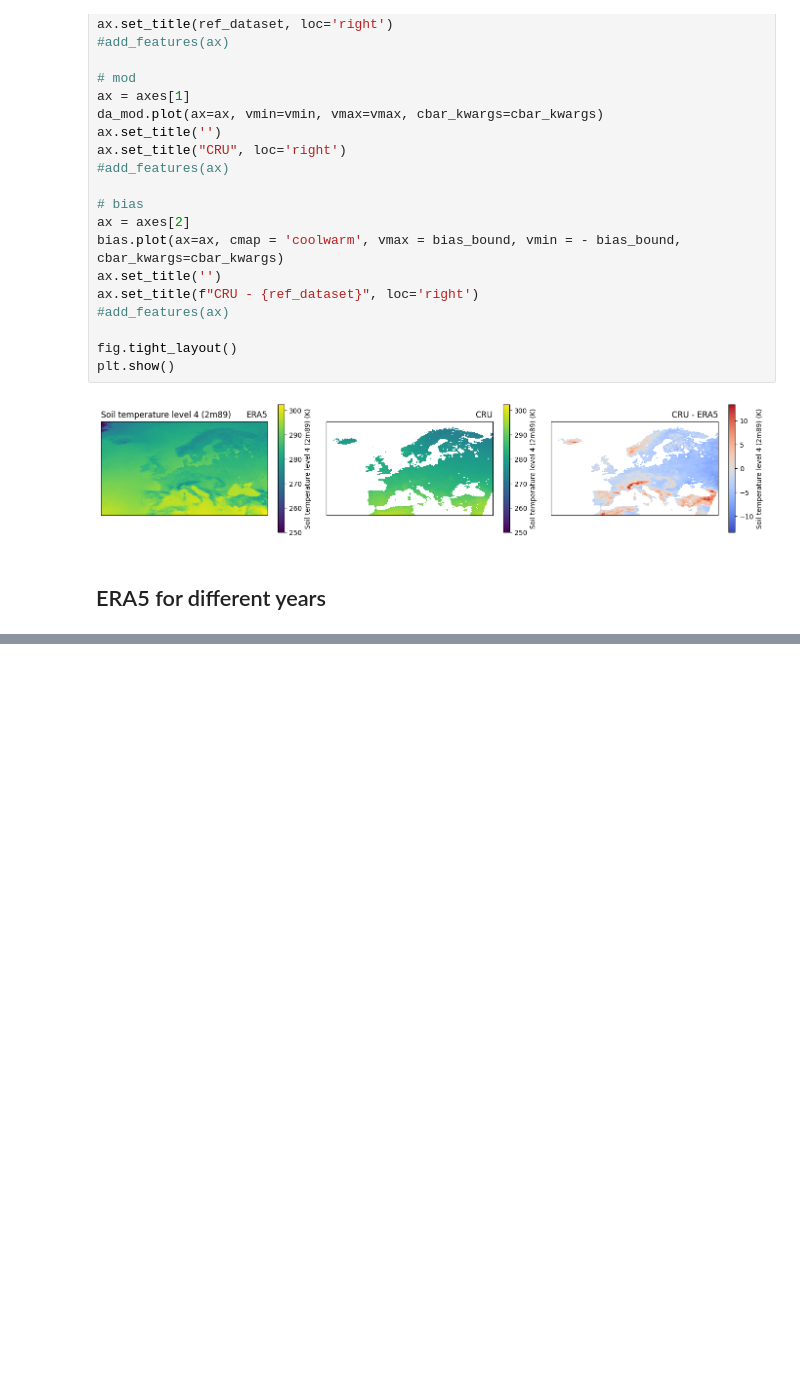
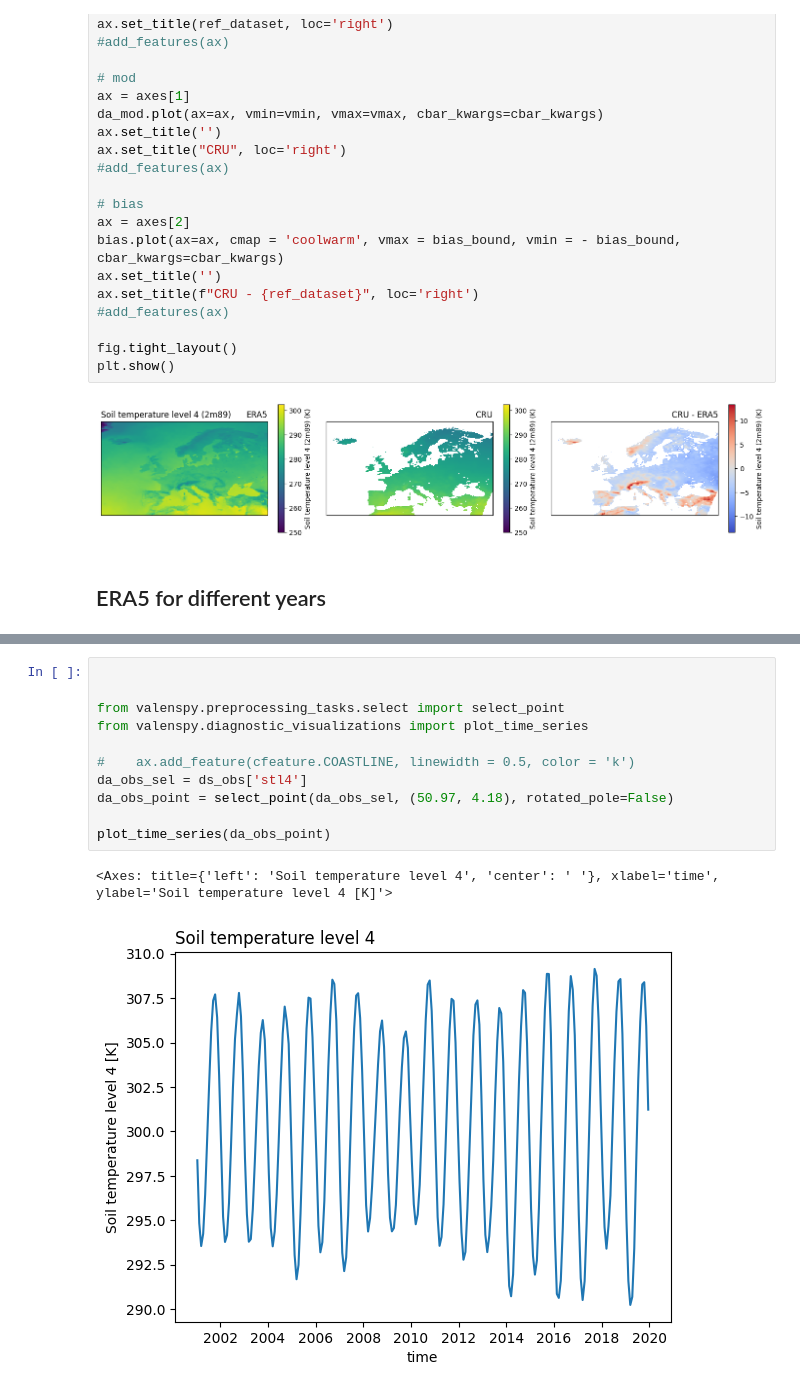
Before and after one commit to CORDEX-be2/ValEnsPy, a Jupyter notebook: evaluation_cclm/old/cclm_eval_soiltemperature.ipynb, the cells around one changed output, grey strips where cells are left out. Saved outputs shown, nothing was run; the diff lists cells and outputs as text; blank space fills up the shorter version.

```diff
--- a/evaluation_cclm/old/cclm_eval_soiltemperature.ipynb
+++ b/evaluation_cclm/old/cclm_eval_soiltemperature.ipynb
@@ -734,0 +717,14 @@ plt.show()
+# %%
+
+
+from valenspy.preprocessing_tasks.select import select_point
+from valenspy.diagnostic_visualizations import plot_time_series
+
+#    ax.add_feature(cfeature.COASTLINE, linewidth = 0.5, color = 'k')
+da_obs_sel = ds_obs['stl4']
+da_obs_point = select_point(da_obs_sel, (50.97, 4.18), rotated_pole=False)
+
+plot_time_series(da_obs_point)
+# %% [output]
+<Axes: title={'left': 'Soil temperature level 4', 'center': ' '}, xlabel='time', ylabel='Soil temperature level 4 [K]'>
+[figure, added]
```
Also changed, not shown: parts of 6 cells of this notebook, 1 other file.
